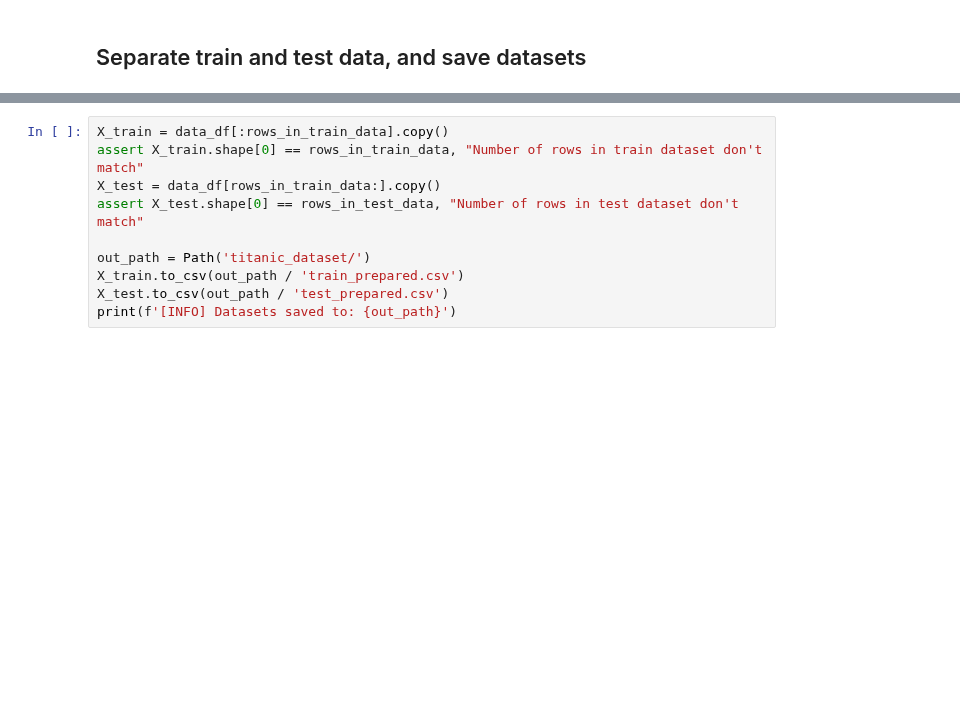
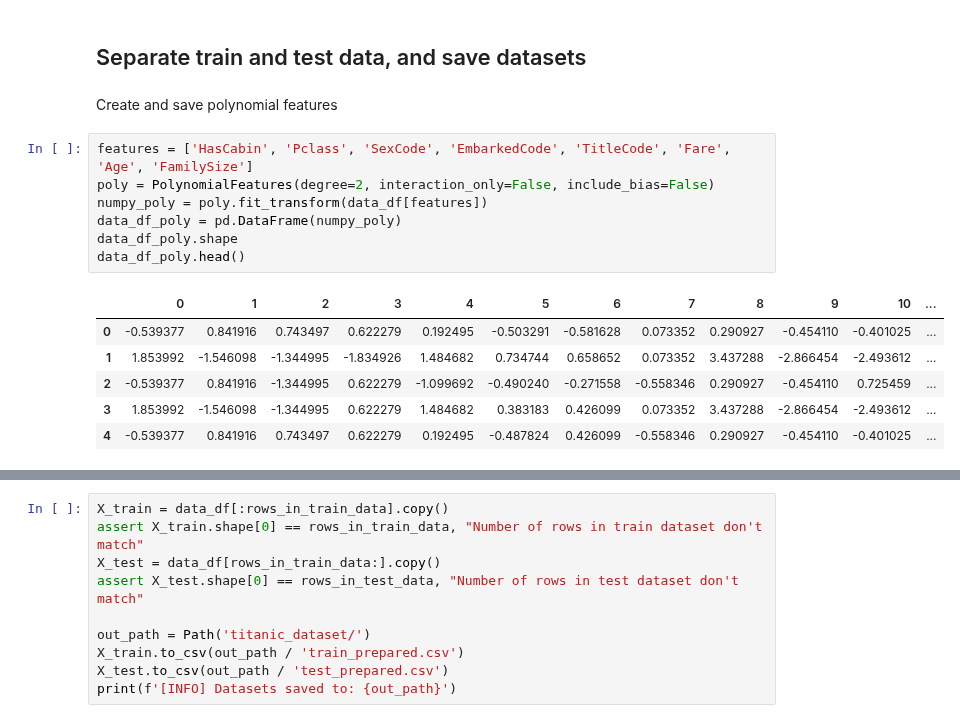
Before and after one commit to Milutin-S/kaggleCompetitions, a Jupyter notebook: Titanic/notes.ipynb, the cells around one changed output, grey strips where cells are left out. Saved outputs shown, nothing was run; the diff lists cells and outputs as text; blank space fills up the shorter version.

```diff
--- a/Titanic/notes.ipynb
+++ b/Titanic/notes.ipynb
@@ -500,3 +500,19 @@ data_df.head()
 | 5 | 0.0 | 0.841916 | Allen, Mr. William Henry | male | 0.426099 | -0.479087 | -0.445 | 373450 | -0.487824 | NaN | ... |
 # %% [markdown]
 ## Separate train and test data, and save datasets
+# %% [markdown]
+Create and save polynomial features
+# %%
+features = ['HasCabin', 'Pclass', 'SexCode', 'EmbarkedCode', 'TitleCode', 'Fare', 'Age', 'FamilySize']
+poly = PolynomialFeatures(degree=2, interaction_only=False, include_bias=False)
+numpy_poly = poly.fit_transform(data_df[features])
+data_df_poly = pd.DataFrame(numpy_poly)
+data_df_poly.shape
+data_df_poly.head()
+# %% [output]
+|  | 0 | 1 | 2 | 3 | 4 | 5 | 6 | 7 | 8 | 9 | 10 | ... |
+| 0 | -0.539377 | 0.841916 | 0.743497 | 0.622279 | 0.192495 | -0.503291 | -0.581628 | 0.073352 | 0.290927 | -0.454110 | -0.401025 | ... |
+| 1 | 1.853992 | -1.546098 | -1.344995 | -1.834926 | 1.484682 | 0.734744 | 0.658652 | 0.073352 | 3.437288 | -2.866454 | -2.493612 | ... |
+| 2 | -0.539377 | 0.841916 | -1.344995 | 0.622279 | -1.099692 | -0.490240 | -0.271558 | -0.558346 | 0.290927 | -0.454110 | 0.725459 | ... |
+| 3 | 1.853992 | -1.546098 | -1.344995 | 0.622279 | 1.484682 | 0.383183 | 0.426099 | 0.073352 | 3.437288 | -2.866454 | -2.493612 | ... |
+| 4 | -0.539377 | 0.841916 | 0.743497 | 0.622279 | 0.192495 | -0.487824 | 0.426099 | -0.558346 | 0.290927 | -0.454110 | -0.401025 | ... |
```
Also changed, not shown: parts of 3 cells of this notebook.
